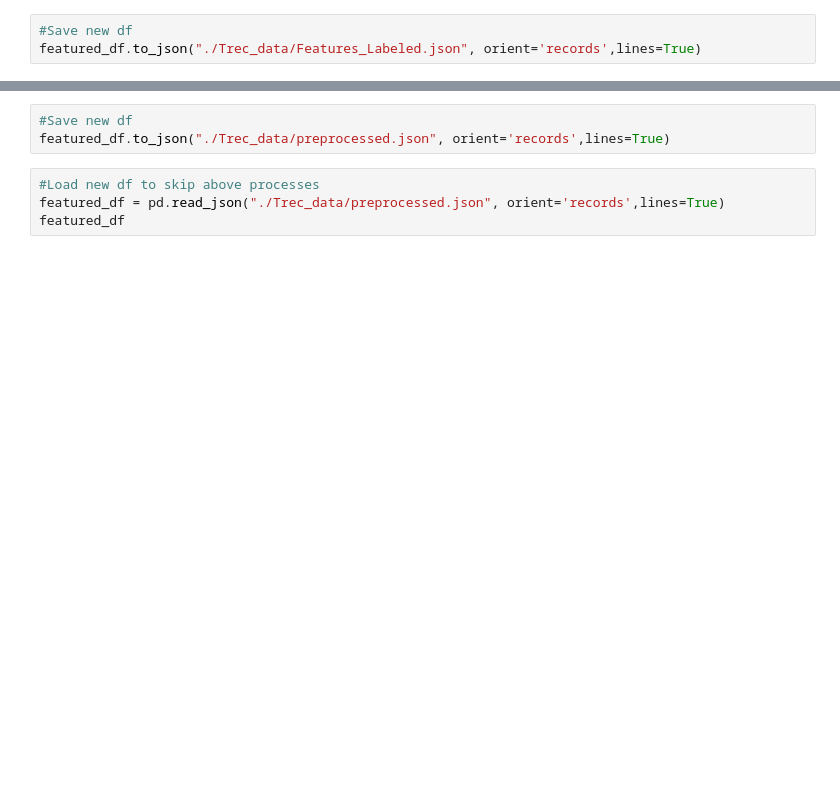
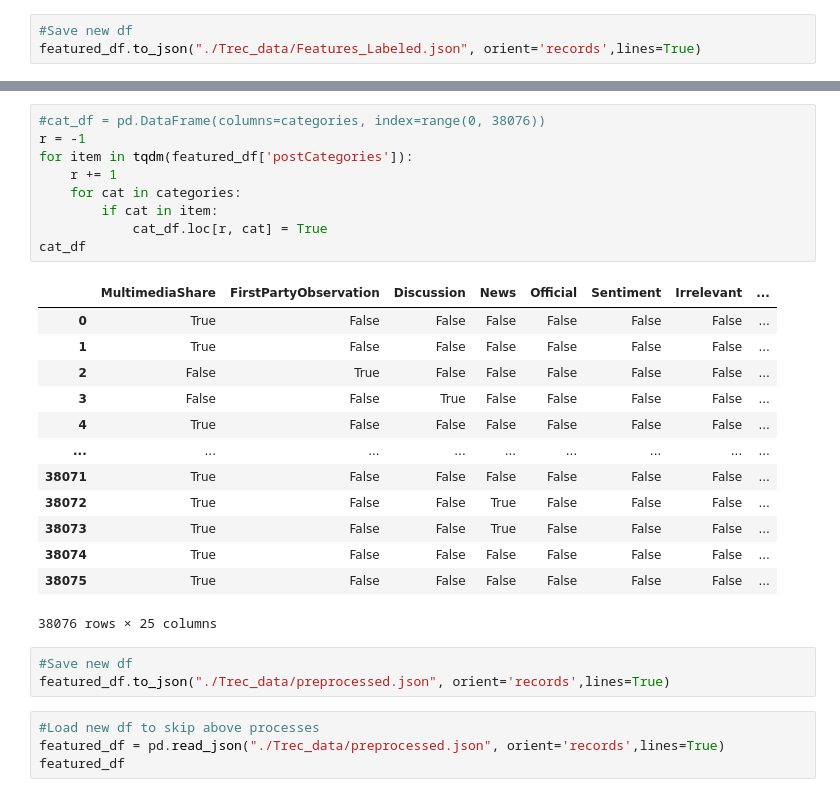
Before and after one commit to acpedersen/REU-2021, a Jupyter notebook: collect-tweets.ipynb, the cells around one changed output, grey strips where cells are left out. Cells and saved outputs as stored; diff of their text form; blank space fills up the shorter version.

```diff
--- a/collect-tweets.ipynb
+++ b/collect-tweets.ipynb
@@ -551,3 +613,26 @@ cat_df
+# %%
+#cat_df = pd.DataFrame(columns=categories, index=range(0, 38076))
+r = -1
+for item in tqdm(featured_df['postCategories']):
+    r += 1
+    for cat in categories:
+        if cat in item:
+            cat_df.loc[r, cat] = True
+cat_df
+# %% [output]
+|  | MultimediaShare | FirstPartyObservation | Discussion | News | Official | Sentiment | Irrelevant | ... |
+| 0 | True | False | False | False | False | False | False | ... |
+| 1 | True | False | False | False | False | False | False | ... |
+| 2 | False | True | False | False | False | False | False | ... |
+| 3 | False | False | True | False | False | False | False | ... |
+| 4 | True | False | False | False | False | False | False | ... |
+| ... | ... | ... | ... | ... | ... | ... | ... | ... |
+| 38071 | True | False | False | False | False | False | False | ... |
+| 38072 | True | False | False | True | False | False | False | ... |
+| 38073 | True | False | False | True | False | False | False | ... |
+| 38074 | True | False | False | False | False | False | False | ... |
+| 38075 | True | False | False | False | False | False | False | ... |
+38076 rows × 25 columns
 # %%
 #Save new df
 featured_df.to_json("./Trec_data/preprocessed.json", orient='records',lines=True)
```
Also changed, not shown: parts of 7 cells of this notebook.
